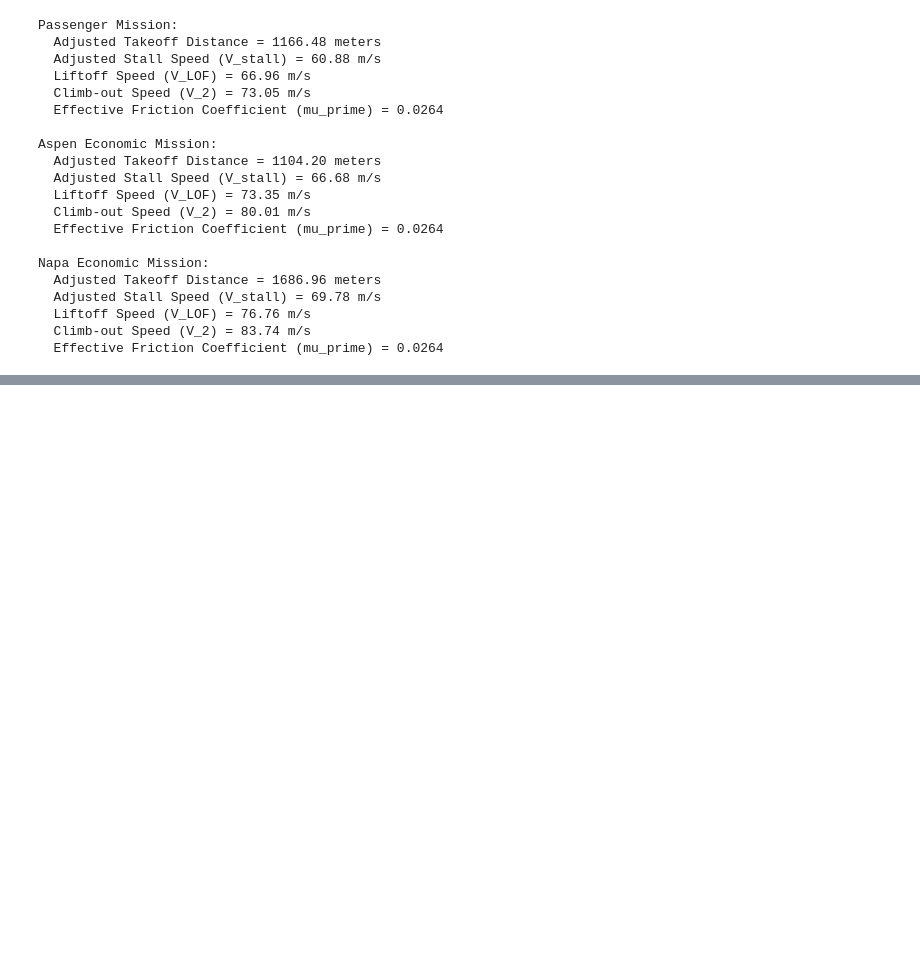
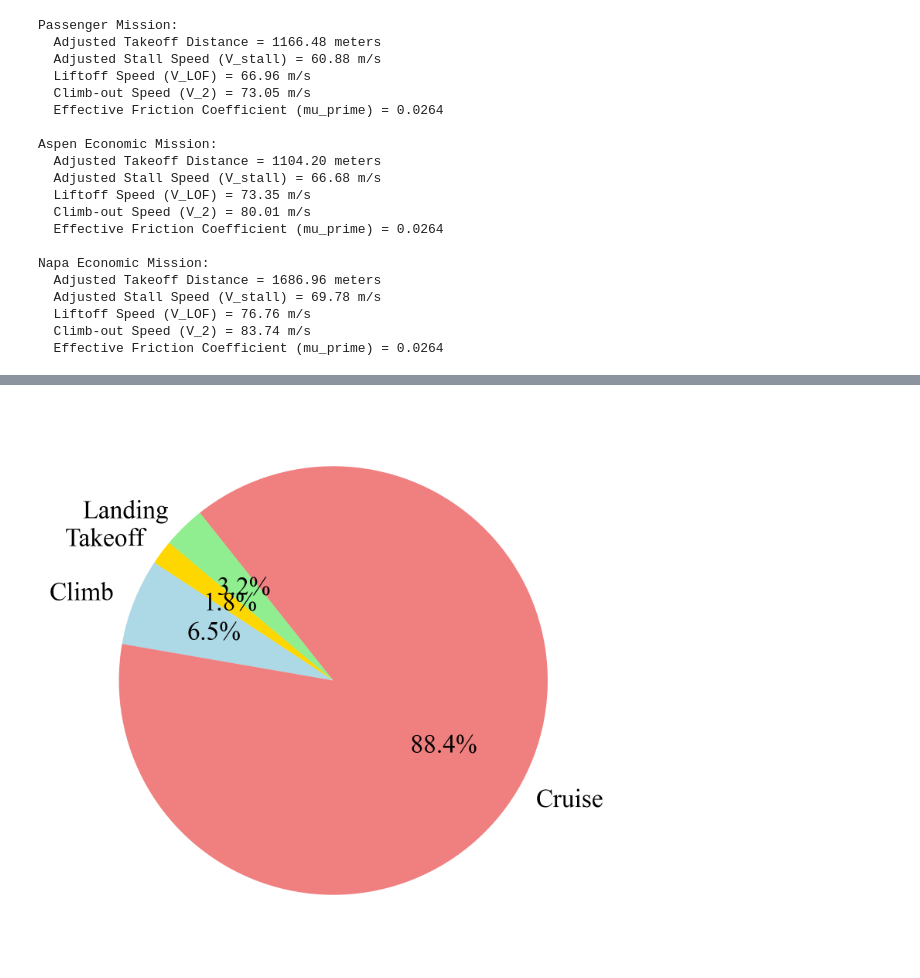
Before and after one commit to AntoineVanHoye/integrated_project, a Jupyter notebook: thrust.ipynb, the cells around one changed output, grey strips where cells are left out. Saved outputs shown, nothing was run; the diff lists cells and outputs as text; code cells hidden in the pictures; blank space fills up the shorter version.

```diff
--- a/thrust.ipynb
+++ b/thrust.ipynb
@@ -1910,0 +1918,23 @@ Napa Economic Mission:
+# %%
+import matplotlib.pyplot as plt
+
+# Data
+labels = ['Takeoff', 'Climb', 'Cruise', 'Landing']
+fuel_burn_lbs = [613.58, 2186.60, 29541.57, 1066.86]
+colors = ['gold', 'lightblue', 'lightcoral', 'lightgreen']
+
+# Set font size globally
+plt.rcParams.update({'font.size': 14})  # Increases font size for all elements
+
+# Create pie chart
+plt.figure(figsize=(8, 6), dpi=300)
+plt.pie(fuel_burn_lbs, labels=labels, autopct='%1.1f%%', colors=colors,
+        startangle=140, shadow=False, textprops={'fontsize': 16})  # Increase label font size
+
+# Title with larger font
+#plt.title('Fuel Burn Distribution Across Flight Phases', fontsize=18)
+
+# Show the chart
+plt.show()
+# %% [output]
+[figure, added]
```
Also changed, not shown: parts of 6 cells of this notebook, 2 other files.
